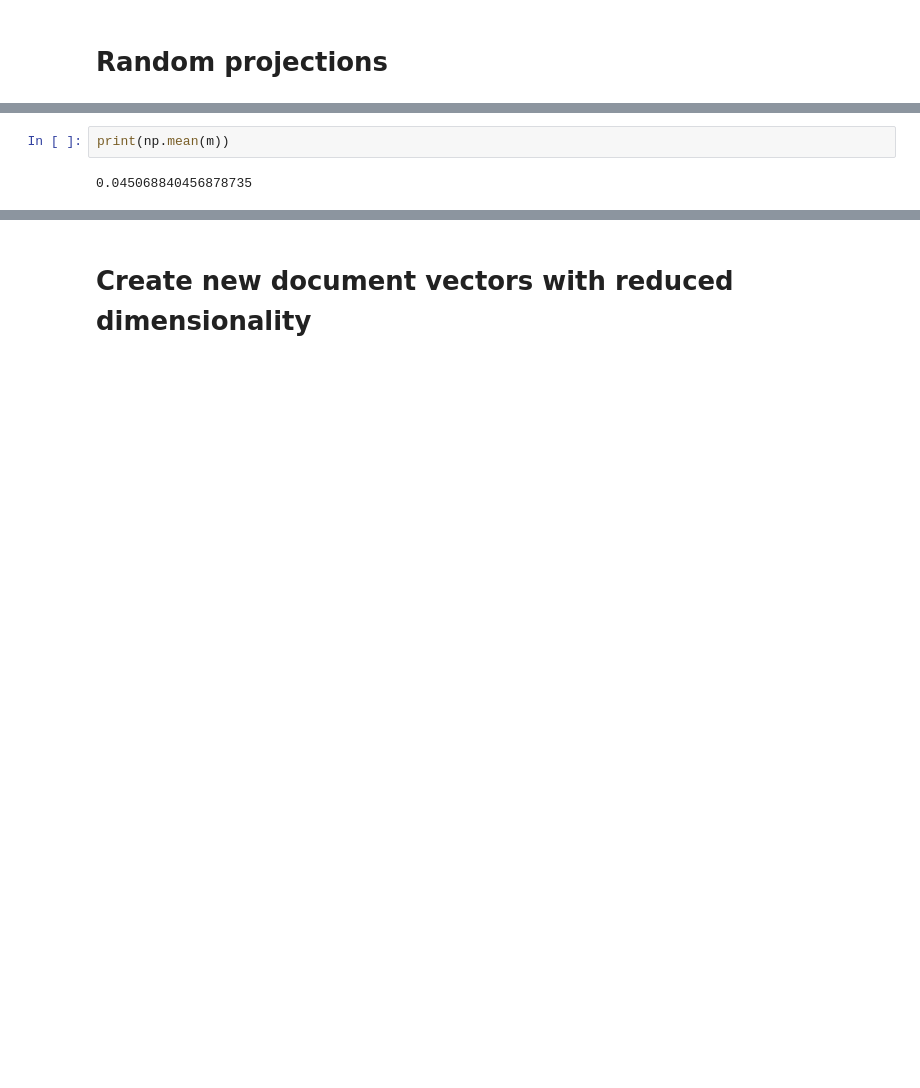
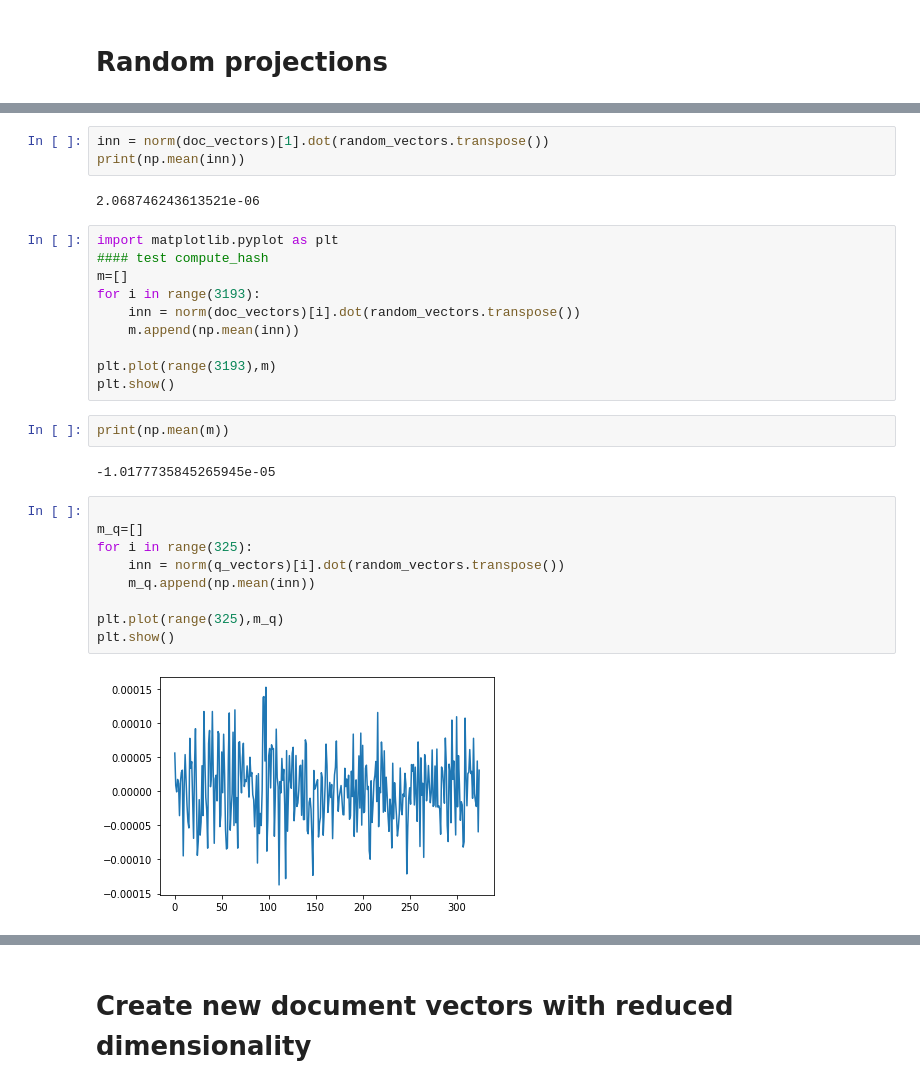
Before and after one commit to tugaevaea/IRWS, a Jupyter notebook: random_projections.ipynb, the cells around one changed output, grey strips where cells are left out. Drawn from its saved outputs; the diff is of its cells as text; blank space fills up the shorter version.

```diff
--- a/random_projections.ipynb
+++ b/random_projections.ipynb
@@ -146,5 +160,31 @@ dimension of the set of random vectors:  (15000, 19930)
 1.0
+# %%
+inn = norm(doc_vectors)[1].dot(random_vectors.transpose())
+print(np.mean(inn))
+# %% [output]
+2.068746243613521e-06
+# %%
+import matplotlib.pyplot as plt
+#### test compute_hash
+m=[]
+for i in range(3193):
+    inn = norm(doc_vectors)[i].dot(random_vectors.transpose())
+    m.append(np.mean(inn))
+
+plt.plot(range(3193),m)
+plt.show()
 # %%
 print(np.mean(m))
 # %% [output]
-0.045068840456878735
+-1.0177735845265945e-05
+# %%
+
+m_q=[]
+for i in range(325):
+    inn = norm(q_vectors)[i].dot(random_vectors.transpose())
+    m_q.append(np.mean(inn))
+
+plt.plot(range(325),m_q)
+plt.show()
+# %% [output]
+[figure, added]
```
Also changed, not shown: parts of 14 cells of this notebook, 1 other file.
